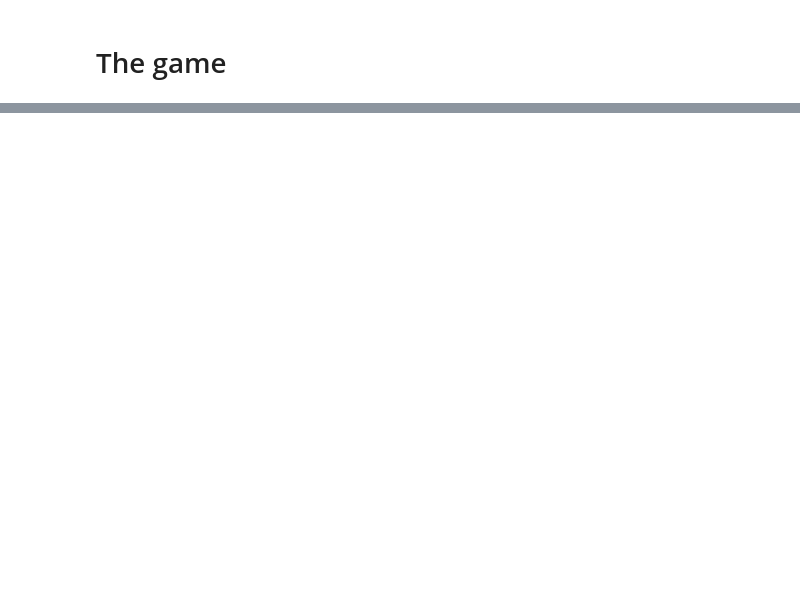
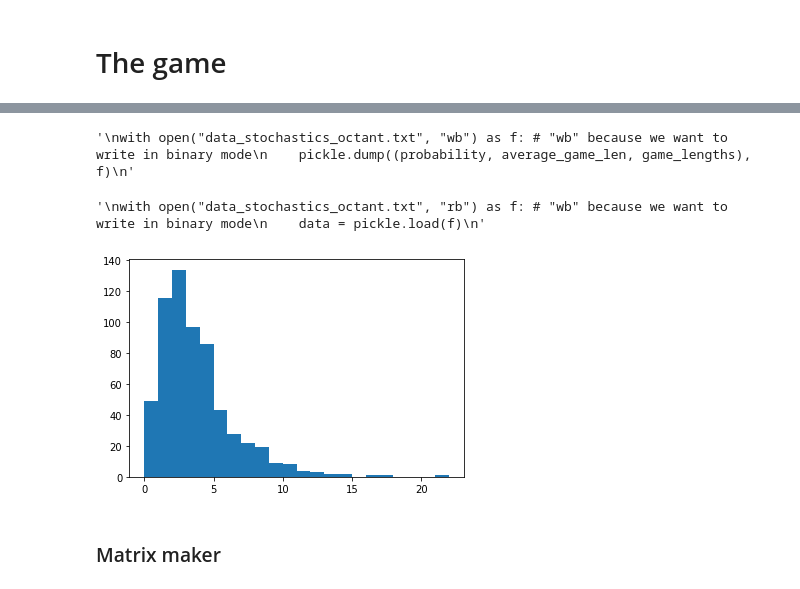
Before and after one commit to Tonijnsalade/Tonijnsalade, a Jupyter notebook: Loki&Thor's adventures v.1.ipynb, the cells around one changed output, grey strips where cells are left out. Cells and saved outputs as stored; diff of their text form; code cells hidden in the pictures; blank space fills up the shorter version.

```diff
--- a/Loki&Thor's adventures v.1.ipynb
+++ b/Loki&Thor's adventures v.1.ipynb
@@ -154,12 +131,12 @@ def run_game_x2(x_L, y_L, x_T, y_T, x_s, y_s):
 # %% [markdown]
 # The game
 # %%
-n = 20+1 #define the size of the square
+n = 2 #define the size of the square
 # %%
 game_number = 0  #clear the game history
 game_record = 0
 game_lengths = []
 # %%
 #starting position for the stone
-x_s = n/2
-y_s = n/2
+x_s =  1.5 #n/2
+y_s =  1.5 #n/2
@@ -231,0 +173,23 @@ game_number
+# %%
+'''
+with open("data_stochastics_octant.txt", "wb") as f: # "wb" because we want to write in binary mode
+    pickle.dump((probability, average_game_len, game_lengths), f)
+'''
+# %% [output]
+'\nwith open("data_stochastics_octant.txt", "wb") as f: # "wb" because we want to write in binary mode\n    pickle.dump((probability, average_game_len, game_lengths), f)\n'
+# %%
+'''
+with open("data_stochastics_octant.txt", "rb") as f: # "wb" because we want to write in binary mode
+    data = pickle.load(f)
+'''
+# %% [output]
+'\nwith open("data_stochastics_octant.txt", "rb") as f: # "wb" because we want to write in binary mode\n    data = pickle.load(f)\n'
+# %%
+data = game_lengths
+# %%
+plt.hist(data, max(data))
+plt.show()
+# %% [output]
+[figure, added]
+# %% [markdown]
+### Matrix maker
```
Also changed, not shown: parts of 17 cells of this notebook.
